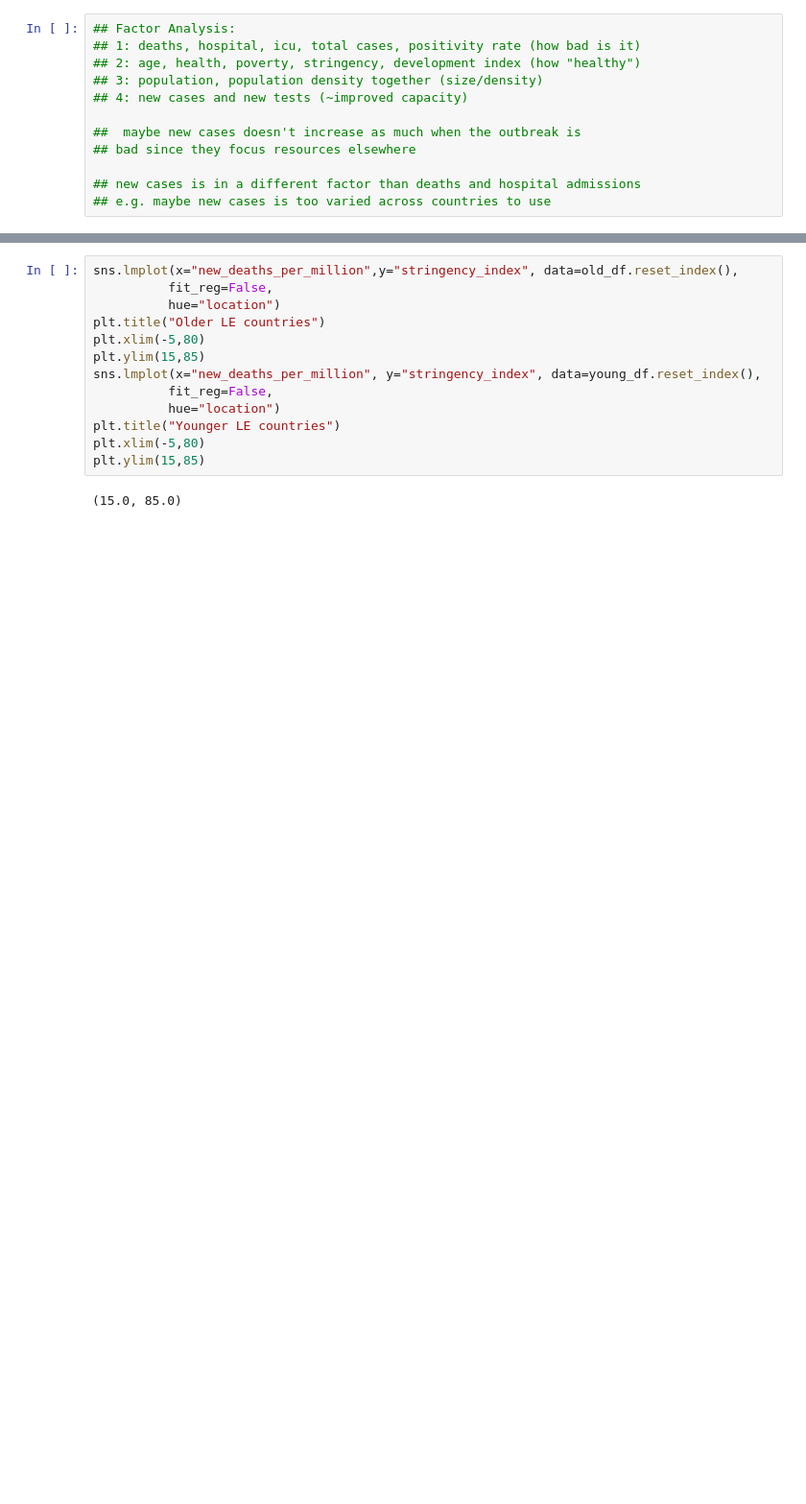
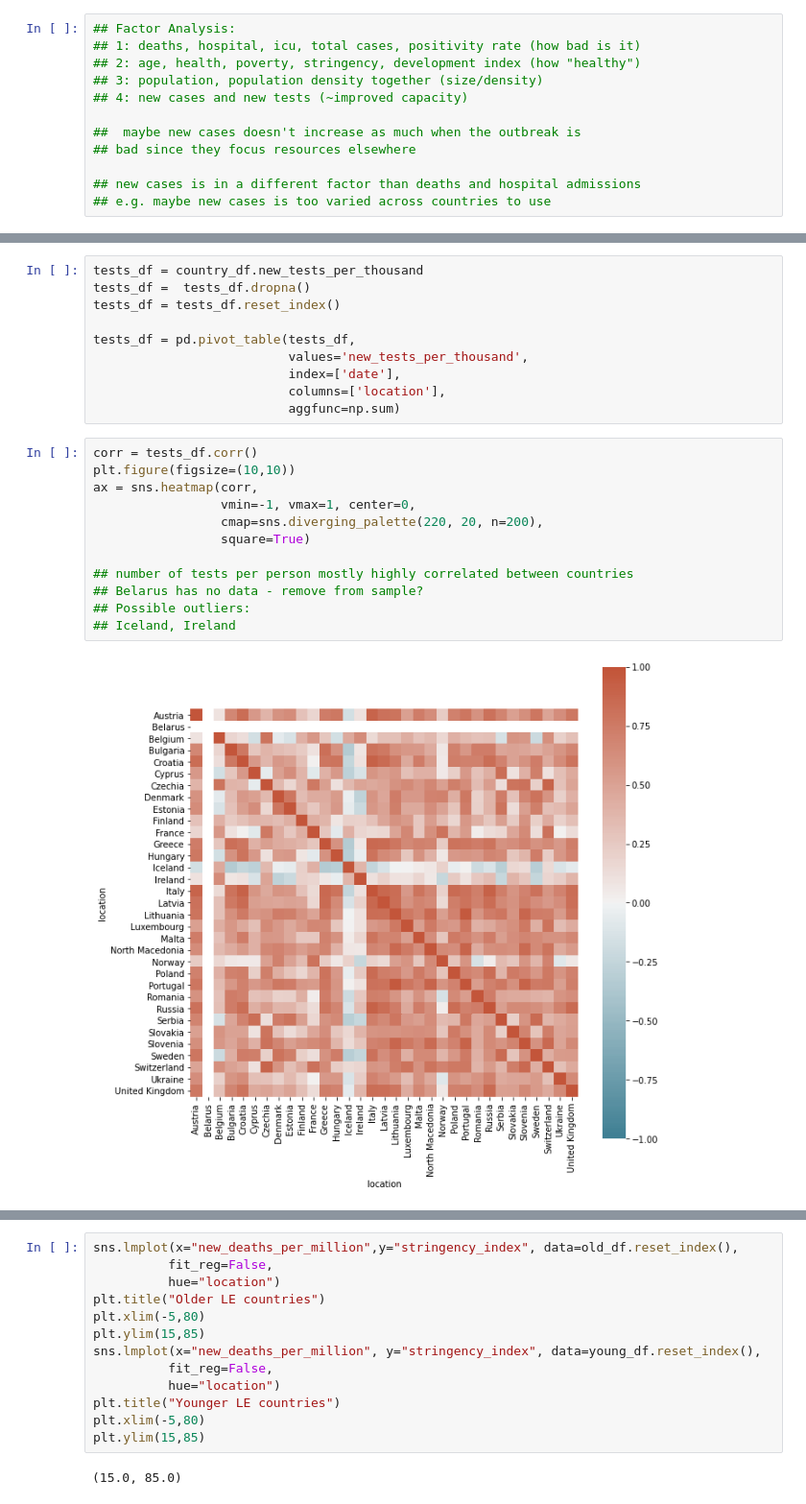
Before and after one commit to stefan-stein/Citadel-Datathon-2021, a Jupyter notebook: Charlotte - owid-covid-data.ipynb, the cells around one changed output, grey strips where cells are left out. Shown at 96% size. Saved outputs shown, nothing was run; the diff lists cells and outputs as text; blank space fills up the shorter version.

```diff
--- a/Charlotte - owid-covid-data.ipynb
+++ b/Charlotte - owid-covid-data.ipynb
@@ -208,3 +210,27 @@ tests_df.plot(figsize=(20,15))
 <matplotlib.axes._subplots.AxesSubplot at 0x...>
 [figure]
 [figure]
+# %%
+tests_df = country_df.new_tests_per_thousand
+tests_df =  tests_df.dropna()
+tests_df = tests_df.reset_index()
+
+tests_df = pd.pivot_table(tests_df,
+                          values='new_tests_per_thousand',
+                          index=['date'],
+                          columns=['location'],
+                          aggfunc=np.sum)
+# %%
+corr = tests_df.corr()
+plt.figure(figsize=(10,10))
+ax = sns.heatmap(corr,
+                 vmin=-1, vmax=1, center=0,
+                 cmap=sns.diverging_palette(220, 20, n=200),
+                 square=True)
+
+## number of tests per person mostly highly correlated between countries
+## Belarus has no data - remove from sample?
+## Possible outliers:
+## Iceland, Ireland
+# %% [output]
+[figure, added]
```
Also changed, not shown: parts of 5 cells of this notebook, 1 other file.
